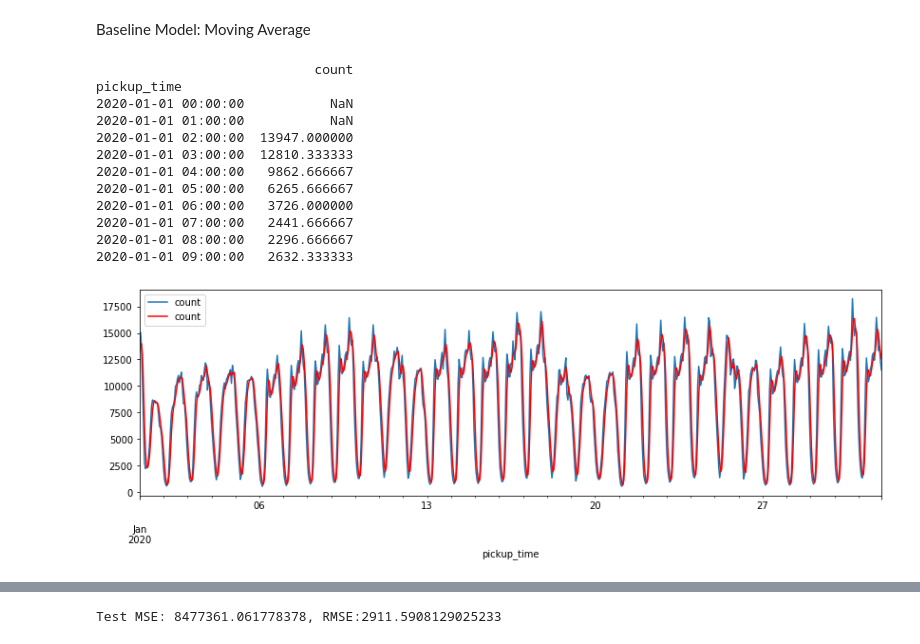
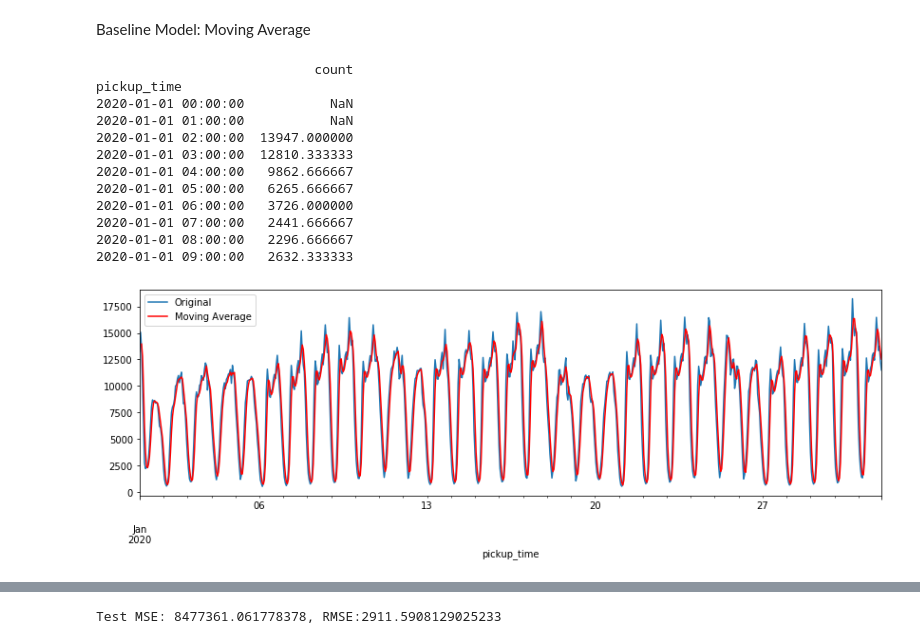
Before and after one commit to wooyounghong/Forecasting-Demand-for-NYC-Taxis, a Jupyter notebook: 02.Exploratory_Data_Analysis.ipynb, the cells around one changed output, grey strips where cells are left out. Saved outputs shown, nothing was run; the diff lists cells and outputs as text; code cells hidden in the pictures.

```diff
--- a/02.Exploratory_Data_Analysis.ipynb
+++ b/02.Exploratory_Data_Analysis.ipynb
@@ -277,29 +280,29 @@ Baseline Model: Moving Average
 # %%
 # Tail-rolling average transform
 rolling = time_jan_df.rolling(window=3)
 rolling_mean = rolling.mean()
 print(rolling_mean.head(10))
 
 fig, ax = plt.subplots(figsize = (14,4))
 # plot original and transformed dataset
 time_jan_df.plot(ax=ax, label='original')
 rolling_mean.plot(ax=ax, color='red', label='moving average')
-plt.legend()
+plt.legend(['Original', 'Moving Average'])
 plt.show()
 # %% [output]
                             count
 pickup_time
 2020-01-01 00:00:00           NaN
 2020-01-01 01:00:00           NaN
 2020-01-01 02:00:00  13947.000000
 2020-01-01 03:00:00  12810.333333
 2020-01-01 04:00:00   9862.666667
 2020-01-01 05:00:00   6265.666667
 2020-01-01 06:00:00   3726.000000
 2020-01-01 07:00:00   2441.666667
 2020-01-01 08:00:00   2296.666667
 2020-01-01 09:00:00   2632.333333
-[figure, old version]
+[figure, new version]
 # %%
 from numpy import mean
 from sklearn.metrics import mean_squared_error
```
Also changed, not shown: parts of 25 cells of this notebook, 3 other files.
